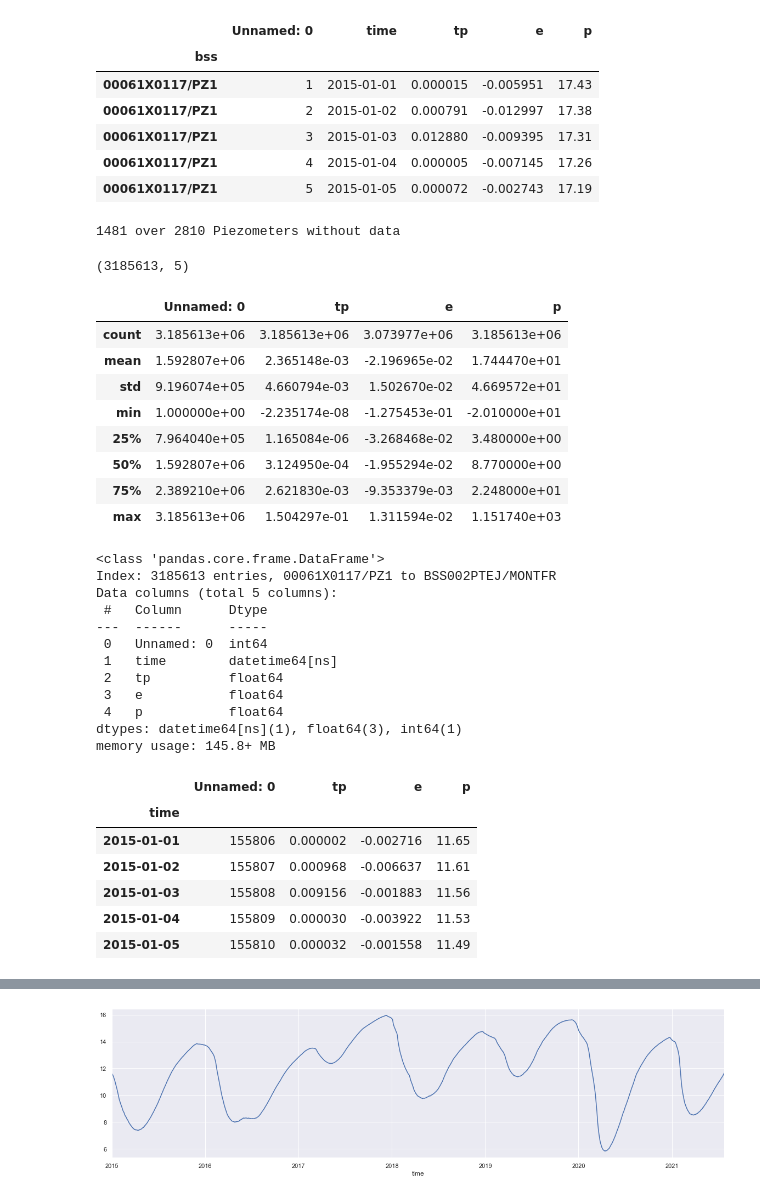
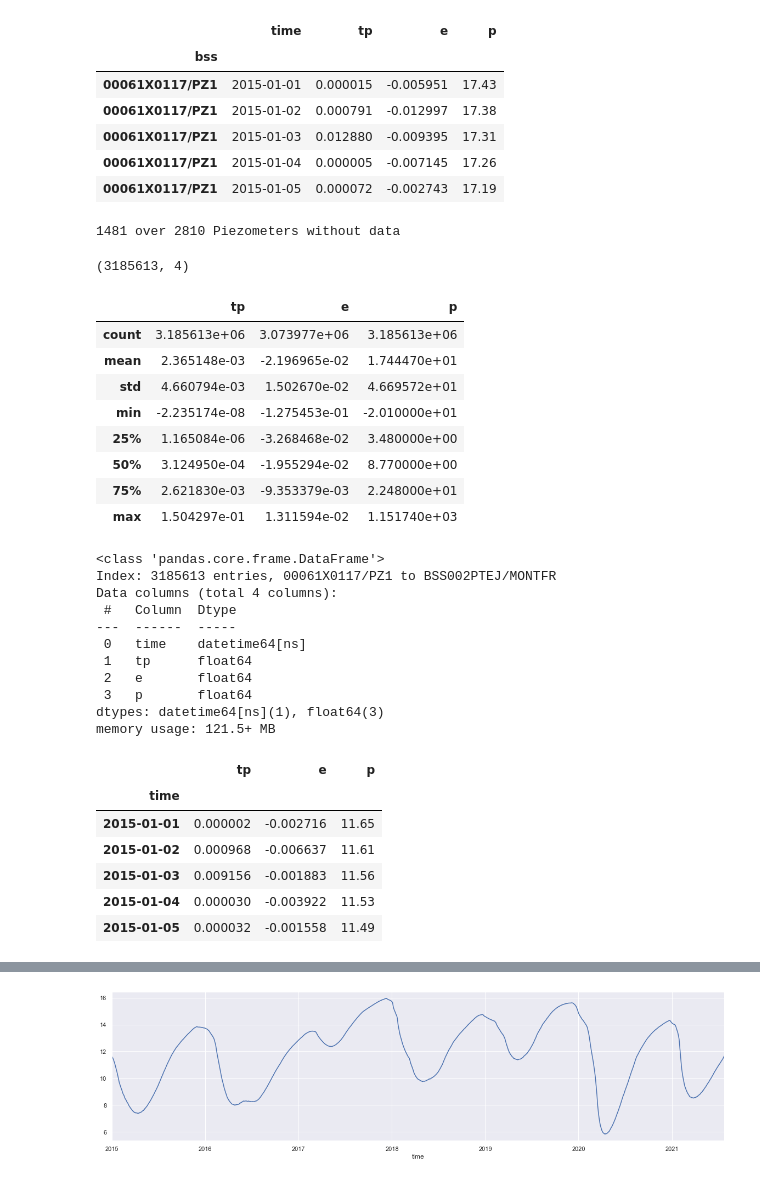
Before and after one commit to frankl1/piezoforecast, a Jupyter notebook: portfolio_experiments/defi1-final.ipynb, the cells around one changed output, grey strips where cells are left out. Saved outputs shown, nothing was run; the diff lists cells and outputs as text; code cells hidden in the pictures.

```diff
--- a/portfolio_experiments/defi1-final.ipynb
+++ b/portfolio_experiments/defi1-final.ipynb
@@ -28,16 +28,17 @@ sources.head()
 | 3 | 02913X0024/P | 1.640479 | 48.401585 | {'type': 'Point', 'crs': {'type':... | 28 | 12.0 | 153.4 | ['Multicouches craie du SÃ©no-tur... | 107AA01 | 107AA01 | ... |
 | 4 | 00182X0031/P | 2.258327 | 50.544651 | {'type': 'Point', 'crs': {'type':... | 62 | 62.8 | 180.0 | ["Craie de l'Artois et de la vall... | 121BD01 | 121BD01 | ... |
 # %%
-all_data = pd.read_csv('../data_collection/dataset_nomissing_linear.csv', delimiter=',', index_col='bss', parse_dates=['time'])
+all_data = pd.read_csv('../data_collection/dataset_nomissing_linear.csv', delimiter=',', index_col=0, parse_dates=['time'])
+all_data.set_index('bss', drop=True, inplace=True)
 all_data.head()
 # %% [output]
-|  | Unnamed: 0 | time | tp | e | p |
-| bss |  |  |  |  |  |
-| 00061X0117/PZ1 | 1 | 2015-01-01 | 0.000015 | -0.005951 | 17.43 |
-| 00061X0117/PZ1 | 2 | 2015-01-02 | 0.000791 | -0.012997 | 17.38 |
-| 00061X0117/PZ1 | 3 | 2015-01-03 | 0.012880 | -0.009395 | 17.31 |
-| 00061X0117/PZ1 | 4 | 2015-01-04 | 0.000005 | -0.007145 | 17.26 |
-| 00061X0117/PZ1 | 5 | 2015-01-05 | 0.000072 | -0.002743 | 17.19 |
+|  | time | tp | e | p |
+| bss |  |  |  |  |
+| 00061X0117/PZ1 | 2015-01-01 | 0.000015 | -0.005951 | 17.43 |
+| 00061X0117/PZ1 | 2015-01-02 | 0.000791 | -0.012997 | 17.38 |
+| 00061X0117/PZ1 | 2015-01-03 | 0.012880 | -0.009395 | 17.31 |
+| 00061X0117/PZ1 | 2015-01-04 | 0.000005 | -0.007145 | 17.26 |
+| 00061X0117/PZ1 | 2015-01-05 | 0.000072 | -0.002743 | 17.19 |
 # %%
 piezo_without_data = set(sources.bss).difference(all_data.index)
 print(len(piezo_without_data), 'over', sources.shape[0], 'Piezometers without data')
@@ -46,34 +47,33 @@ print(len(piezo_without_data), 'over', sources.shape[0], 'Piezometers without da
 # %%
 print(all_data.shape)
 # %% [output]
-(3185613, 5)
+(3185613, 4)
 # %%
 all_data.describe()
 # %% [output]
-|  | Unnamed: 0 | tp | e | p |
-| count | 3.185613e+06 | 3.185613e+06 | 3.073977e+06 | 3.185613e+06 |
-| mean | 1.592807e+06 | 2.365148e-03 | -2.196965e-02 | 1.744470e+01 |
-| std | 9.196074e+05 | 4.660794e-03 | 1.502670e-02 | 4.669572e+01 |
-| min | 1.000000e+00 | -2.235174e-08 | -1.275453e-01 | -2.010000e+01 |
-| 25% | 7.964040e+05 | 1.165084e-06 | -3.268468e-02 | 3.480000e+00 |
-| 50% | 1.592807e+06 | 3.124950e-04 | -1.955294e-02 | 8.770000e+00 |
-| 75% | 2.389210e+06 | 2.621830e-03 | -9.353379e-03 | 2.248000e+01 |
-| max | 3.185613e+06 | 1.504297e-01 | 1.311594e-02 | 1.151740e+03 |
+|  | tp | e | p |
+| count | 3.185613e+06 | 3.073977e+06 | 3.185613e+06 |
+| mean | 2.365148e-03 | -2.196965e-02 | 1.744470e+01 |
+| std | 4.660794e-03 | 1.502670e-02 | 4.669572e+01 |
+| min | -2.235174e-08 | -1.275453e-01 | -2.010000e+01 |
+| 25% | 1.165084e-06 | -3.268468e-02 | 3.480000e+00 |
+| 50% | 3.124950e-04 | -1.955294e-02 | 8.770000e+00 |
+| 75% | 2.621830e-03 | -9.353379e-03 | 2.248000e+01 |
+| max | 1.504297e-01 | 1.311594e-02 | 1.151740e+03 |
 # %%
 all_data.info()
 # %% [output]
 <class 'pandas.core.frame.DataFrame'>
 Index: 3185613 entries, 00061X0117/PZ1 to BSS002PTEJ/MONTFR
-Data columns (total 5 columns):
- #   Column      Dtype
----  ------      -----
- 0   Unnamed: 0  int64
- 1   time        datetime64[ns]
- 2   tp          float64
- 3   e           float64
- 4   p           float64
-dtypes: datetime64[ns](1), float64(3), int64(1)
-memory usage: 145.8+ MB
+Data columns (total 4 columns):
+ #   Column  Dtype
+---  ------  -----
+ 0   time    datetime64[ns]
+ 1   tp      float64
+ 2   e       float64
+ 3   p       float64
+dtypes: datetime64[ns](1), float64(3)
+memory usage: 121.5+ MB
 # %%
 code_bss = "00471X0095/PZ2013"
 bss_id = "BSS000EBLL"
@@ -83,13 +83,13 @@ data = data.sort_index()
 
 data.head()
 # %% [output]
-|  | Unnamed: 0 | tp | e | p |
-| time |  |  |  |  |
-| 2015-01-01 | 155806 | 0.000002 | -0.002716 | 11.65 |
-| 2015-01-02 | 155807 | 0.000968 | -0.006637 | 11.61 |
-| 2015-01-03 | 155808 | 0.009156 | -0.001883 | 11.56 |
-| 2015-01-04 | 155809 | 0.000030 | -0.003922 | 11.53 |
-| 2015-01-05 | 155810 | 0.000032 | -0.001558 | 11.49 |
+|  | tp | e | p |
+| time |  |  |  |
+| 2015-01-01 | 0.000002 | -0.002716 | 11.65 |
+| 2015-01-02 | 0.000968 | -0.006637 | 11.61 |
+| 2015-01-03 | 0.009156 | -0.001883 | 11.56 |
+| 2015-01-04 | 0.000030 | -0.003922 | 11.53 |
+| 2015-01-05 | 0.000032 | -0.001558 | 11.49 |
 # %%
 data.describe()
 # %% [output]
```
Also changed, not shown: parts of 11 cells of this notebook, 2 other files.
